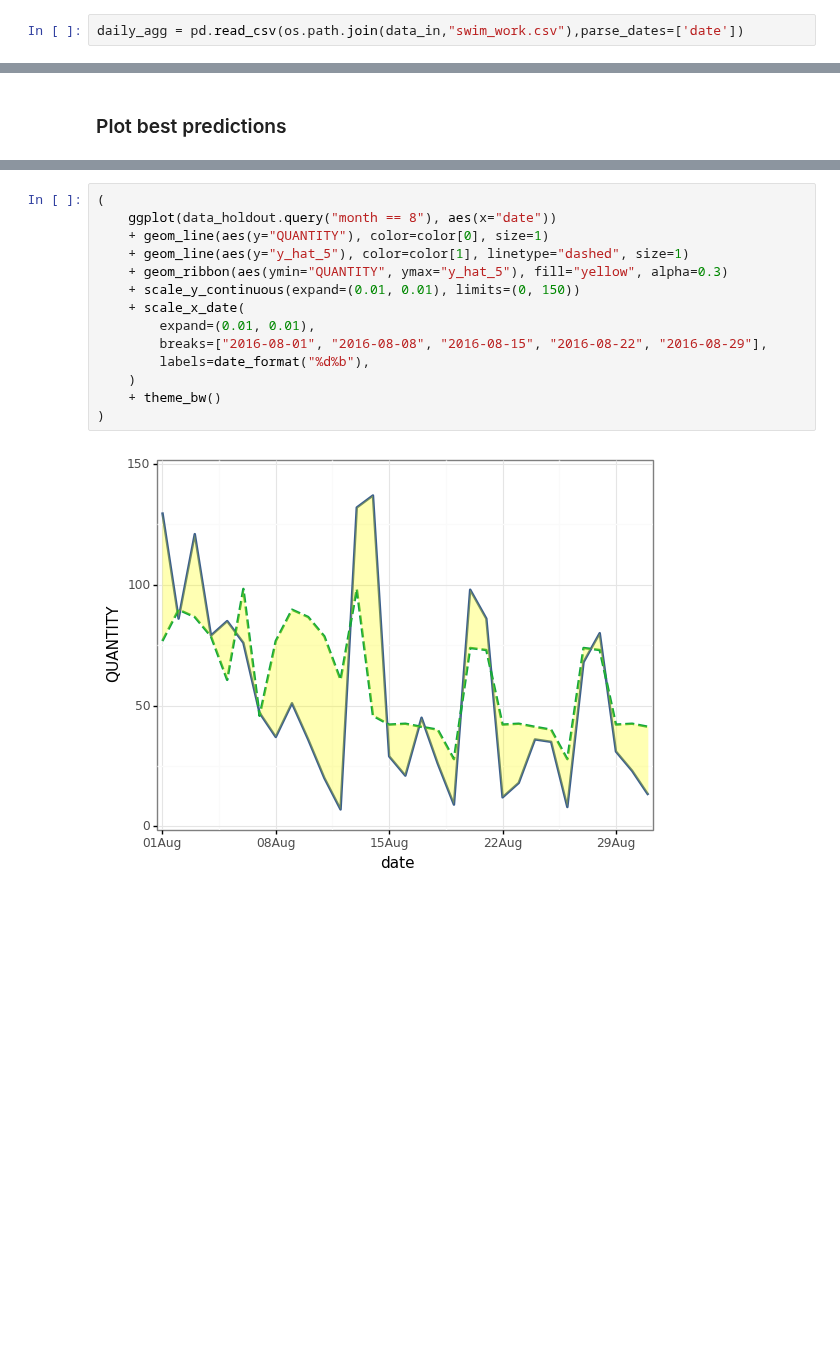
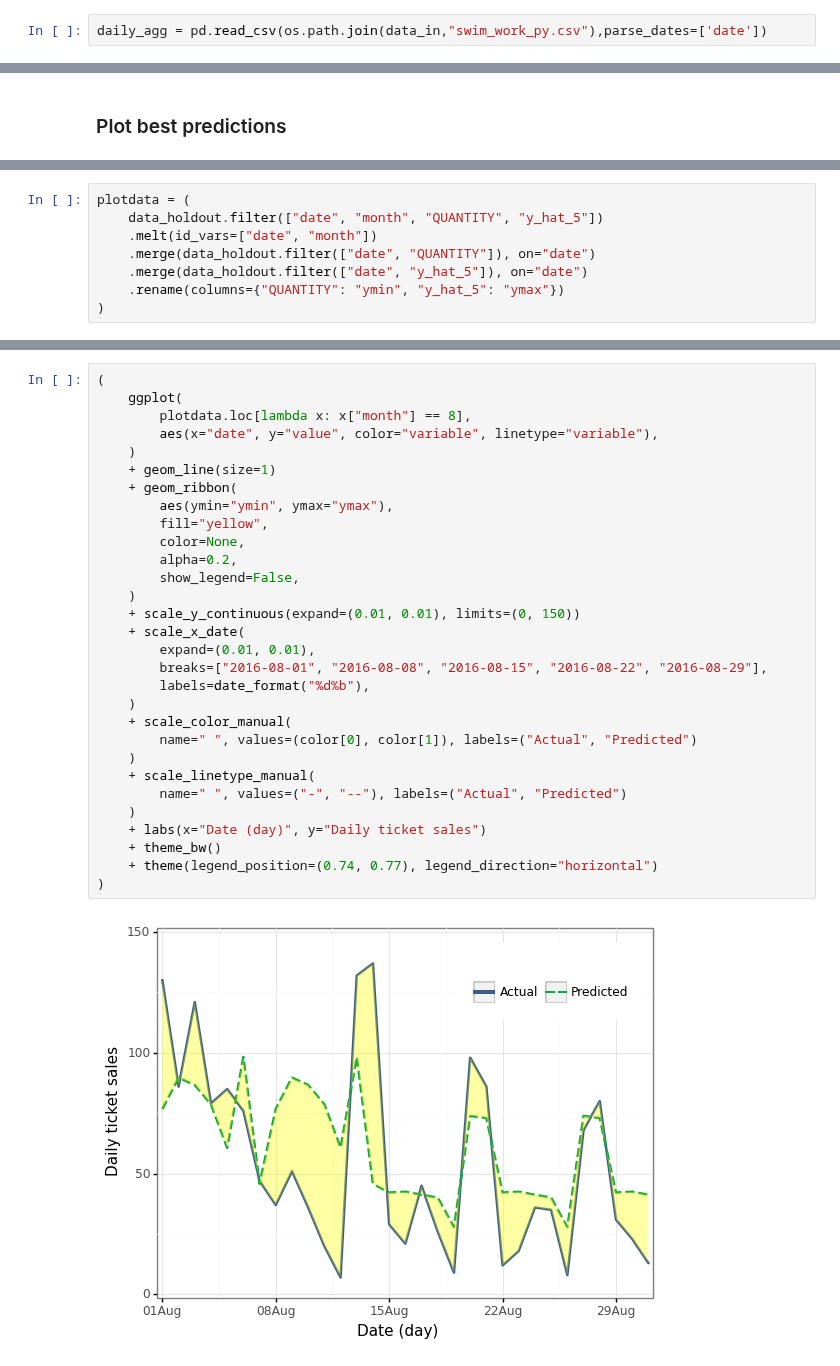
Before and after one commit to gabors-data-analysis/da_case_studies, a Jupyter notebook: ch18-swimmingpool/ch18-swimmingpool-predict.ipynb, the cells around one changed output, grey strips where cells are left out. Cells and saved outputs as stored; diff of their text form; blank space fills up the shorter version.

```diff
--- a/ch18-swimmingpool/ch18-swimmingpool-predict.ipynb
+++ b/ch18-swimmingpool/ch18-swimmingpool-predict.ipynb
@@ -50,7 +50,7 @@ from py_helper_functions import *
 # %% [markdown]
 ### Read data
 # %%
-daily_agg = pd.read_csv(os.path.join(data_in,"swim_work.csv"),parse_dates=['date'])
+daily_agg = pd.read_csv(os.path.join(data_in,"swim_work_py.csv"),parse_dates=['date'])
 # %%
 daily_agg.head()
 # %% [output]
@@ -444,0 +445,8 @@ g_predictions_rmse
+# %%
+plotdata = (
+    data_holdout.filter(["date", "month", "QUANTITY", "y_hat_5"])
+    .melt(id_vars=["date", "month"])
+    .merge(data_holdout.filter(["date", "QUANTITY"]), on="date")
+    .merge(data_holdout.filter(["date", "y_hat_5"]), on="date")
+    .rename(columns={"QUANTITY": "ymin", "y_hat_5": "ymax"})
+)
@@ -473,16 +490,32 @@ g_predictions_rmse
 # %%
 (
-    ggplot(data_holdout.query("month == 8"), aes(x="date"))
-    + geom_line(aes(y="QUANTITY"), color=color[0], size=1)
-    + geom_line(aes(y="y_hat_5"), color=color[1], linetype="dashed", size=1)
-    + geom_ribbon(aes(ymin="QUANTITY", ymax="y_hat_5"), fill="yellow", alpha=0.3)
+    ggplot(
+        plotdata.loc[lambda x: x["month"] == 8],
+        aes(x="date", y="value", color="variable", linetype="variable"),
+    )
+    + geom_line(size=1)
+    + geom_ribbon(
+        aes(ymin="ymin", ymax="ymax"),
+        fill="yellow",
+        color=None,
+        alpha=0.2,
+        show_legend=False,
+    )
     + scale_y_continuous(expand=(0.01, 0.01), limits=(0, 150))
     + scale_x_date(
         expand=(0.01, 0.01),
         breaks=["2016-08-01", "2016-08-08", "2016-08-15", "2016-08-22", "2016-08-29"],
         labels=date_format("%d%b"),
     )
+    + scale_color_manual(
+        name=" ", values=(color[0], color[1]), labels=("Actual", "Predicted")
+    )
+    + scale_linetype_manual(
+        name=" ", values=("-", "--"), labels=("Actual", "Predicted")
+    )
+    + labs(x="Date (day)", y="Daily ticket sales")
     + theme_bw()
+    + theme(legend_position=(0.74, 0.77), legend_direction="horizontal")
 )
 # %% [output]
-[figure, old version]
+[figure, new version]
```
Also changed, not shown: parts of 19 cells of this notebook.
